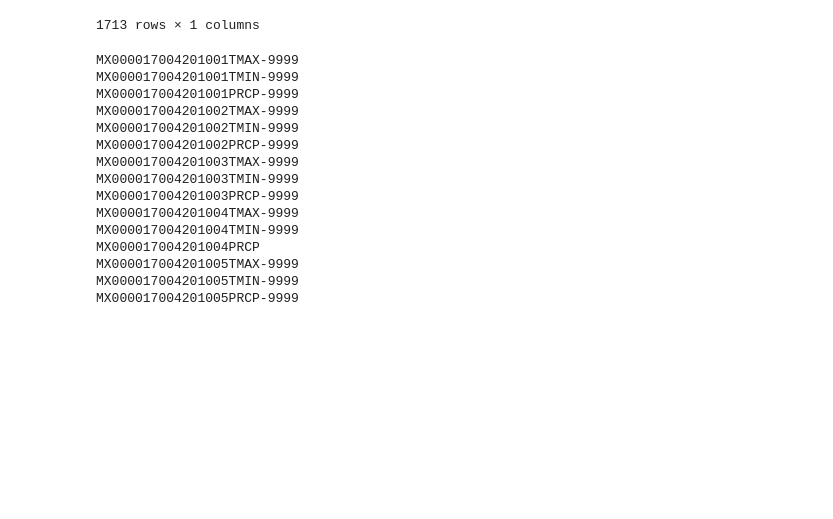
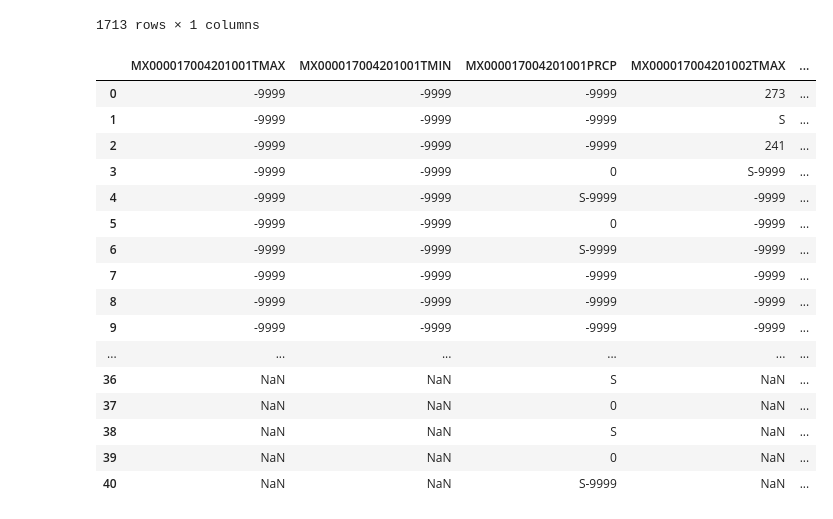
Before and after one commit to Marcin279/AiBD, a Jupyter notebook: lab2/analysis_data/lab2.ipynb, the cells around one changed output. Cells and saved outputs as stored; diff of their text form; code cells hidden in the pictures; blank space fills up the shorter version.

```diff
--- a/lab2/analysis_data/lab2.ipynb
+++ b/lab2/analysis_data/lab2.ipynb
@@ -33,34 +33,32 @@ for r in data.iterrows():
     # print(type(to_return))
 
     if to_return == "201001" or to_return == "201002" or to_return == "201003" or to_return == "201004" or to_return == "201005":
-        # print(split_line[0])
-        if split_line[0][:len(split_line[0])-5] == "-9999":
+        if split_line[0][-5:] == "-9999":
             id_ = split_line[0][:len(split_line[0])-5]
         else:
             id_ = split_line[0]
-        print(id_)
         dct_to_return[id_] = split_line[1:]
-        # print(split_line)
 
-# print(dct_to_return)
 
-# for k, v in dct_to_return.items():
-#     print(f"{k}: {v}")
-
-# df = pd.DataFrame(dct_to_return)
+# Ta struktura uzupenia nam puste miejsca NaN, zeby wymiary tablic sie zgadzaly i aby byla mozliwosc stworzenia DataFrame
+df = pd.DataFrame(dict([(k,pd.Series(v)) for k,v in dct_to_return.items()]))
-# %% [output]
-MX000017004201001TMAX-9999
-MX000017004201001TMIN-9999
-MX000017004201001PRCP-9999
-MX000017004201002TMAX-9999
-MX000017004201002TMIN-9999
-MX000017004201002PRCP-9999
-MX000017004201003TMAX-9999
-MX000017004201003TMIN-9999
-MX000017004201003PRCP-9999
-MX000017004201004TMAX-9999
-MX000017004201004TMIN-9999
-MX000017004201004PRCP
-MX000017004201005TMAX-9999
-MX000017004201005TMIN-9999
-MX000017004201005PRCP-9999
+# %%
+df
+# %% [output]
+|  | MX000017004201001TMAX | MX000017004201001TMIN | MX000017004201001PRCP | MX000017004201002TMAX | ... |
+| 0 | -9999 | -9999 | -9999 | 273 | ... |
+| 1 | -9999 | -9999 | -9999 | S | ... |
+| 2 | -9999 | -9999 | -9999 | 241 | ... |
+| 3 | -9999 | -9999 | 0 | S-9999 | ... |
+| 4 | -9999 | -9999 | S-9999 | -9999 | ... |
+| 5 | -9999 | -9999 | 0 | -9999 | ... |
+| 6 | -9999 | -9999 | S-9999 | -9999 | ... |
+| 7 | -9999 | -9999 | -9999 | -9999 | ... |
+| 8 | -9999 | -9999 | -9999 | -9999 | ... |
+| 9 | -9999 | -9999 | -9999 | -9999 | ... |
+| ... | ... | ... | ... | ... | ... |
+| 36 | NaN | NaN | S | NaN | ... |
+| 37 | NaN | NaN | 0 | NaN | ... |
+| 38 | NaN | NaN | S | NaN | ... |
+| 39 | NaN | NaN | 0 | NaN | ... |
+| 40 | NaN | NaN | S-9999 | NaN | ... |
```
Also changed, not shown: parts of 2 cells of this notebook.
